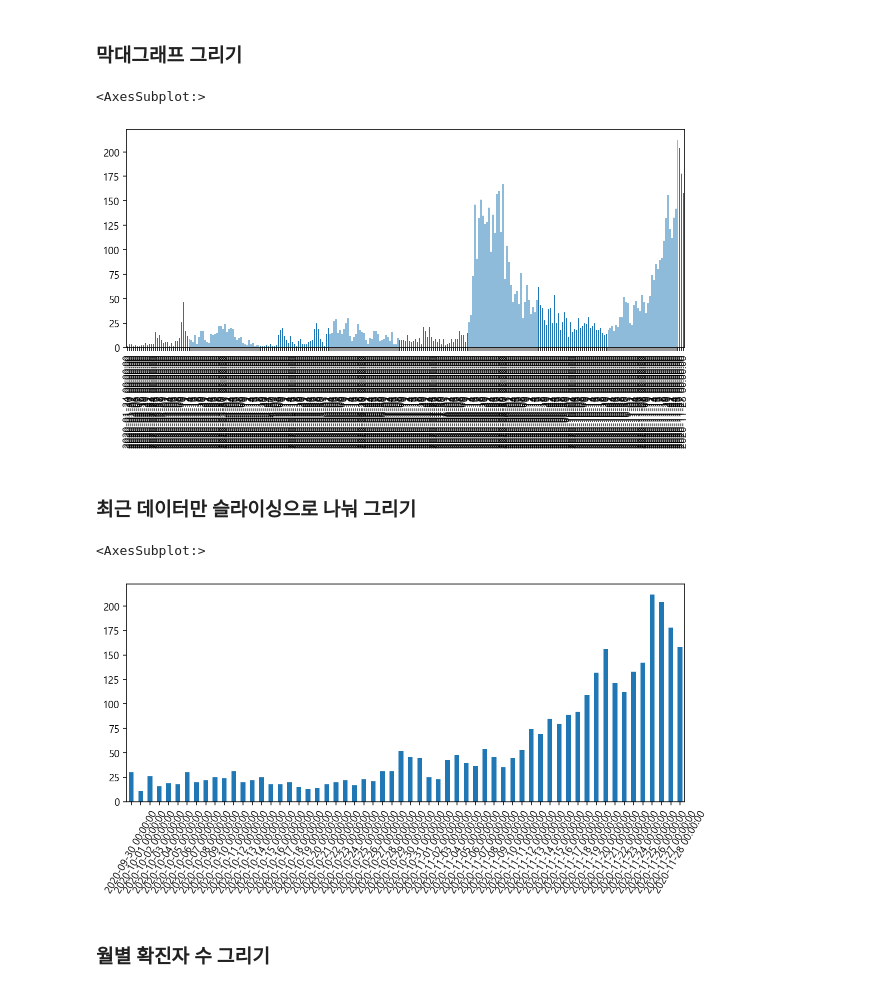
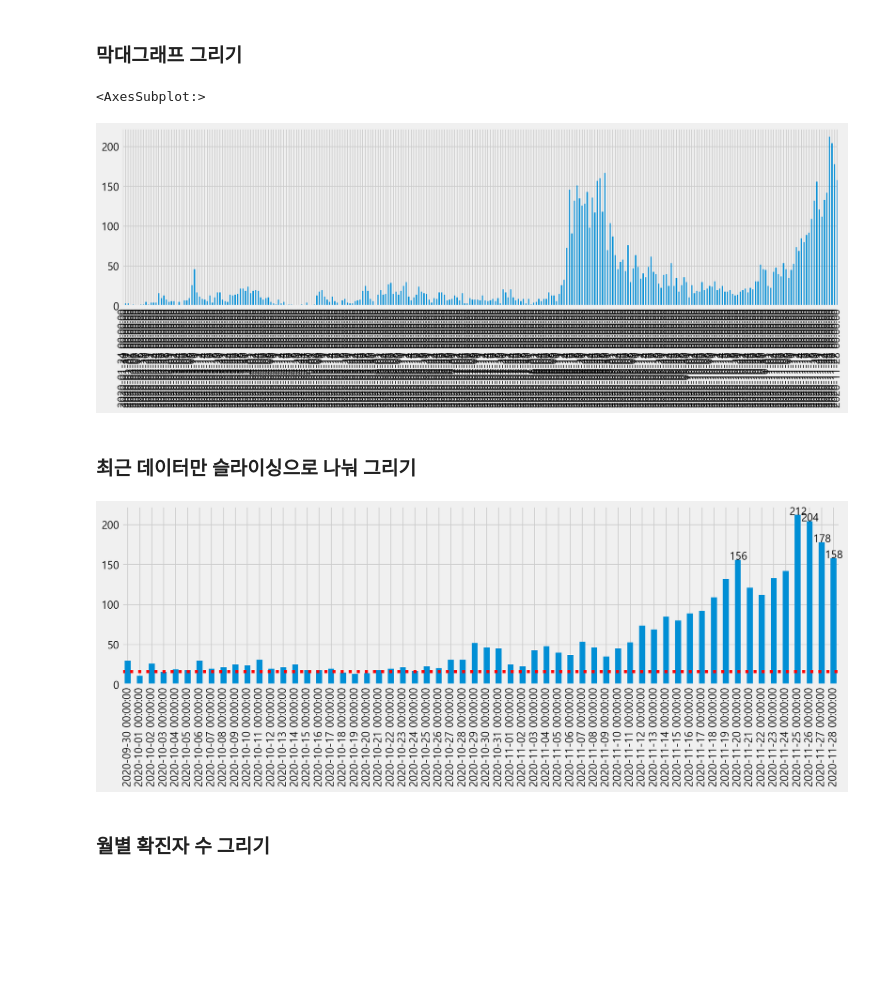
Before and after one commit to chsop/TIL_python, a Jupyter notebook: day2_covid_seoul_1.ipynb, the cells around one changed output. Saved outputs shown, nothing was run; the diff lists cells and outputs as text; code cells hidden in the pictures; blank space fills up the shorter version.

```diff
--- a/day2_covid_seoul_1.ipynb
+++ b/day2_covid_seoul_1.ipynb
@@ -54,6 +56,9 @@ import matplotlib.pyplot as plt
 plt.rc("font", family = "Malgun Gothic") #맥은 AppleGothic
 plt.rc("axes", unicode_minus = False)
 
+# matplotlib에서 제공하는 스타일 설정
+plt.style.use("fivethirtyeight")
+
 # Series 형태로 바꾸어주지 않은 리스트에는 판다스 기능 적용불가
 pd.Series([1,3,5,-7,9]).plot(title = "한글")
 
@@ -142,0 +149,5 @@ df["확진일자"].value_counts().plot(title = "확진일자별 확진자 수",
+# %%
+# 선그래프에 숫자 표시하기 (str type으로 바꿔서 문자인덱싱)
+df["월일"] = df["확진일자"].astype(str).map(lambda x : x[-5:])
+day_count = df["월일"].value_counts().sort_index()
+day_count.iloc[2]
@@ -198,14 +220,14 @@ array(['기타 확진자 접촉', '감염경로 조사중', '동작구 임용단
 # %%
 # 선그래프로 그렸던 그래프를 막대그래프로 그립니다.
 # 빈도수 높은 순으로, 모든 날짜 표시해줌
 # 막대그래프는 데이터를 범주형이라고 인식함, 빈도수로 자동 정렬
 # 연속된 수치 데이터는 선그래프로 그리는게 좋을수 있음
 
 day_count = df["확진일자"].value_counts().sort_index()
-day_count.plot.bar(figsize = (10,4))
+day_count.plot.bar(figsize = (15,4))
 # %% [output]
 <AxesSubplot:>
-[figure, old version]
+[figure, new version]
 # %% [markdown]
 ### 최근 데이터만 슬라이싱으로 나눠 그리기
 # %%
@@ -214,10 +236,15 @@ day_count.plot.bar(figsize = (10,4))
 # 라벨값 조정하려면 matplotlib에서 설정을 일일이 조정해줘야 함
 # plotly로 비교적 손쉽게 인터랙티브 시각화도 가능
 
-day_count[-60:].plot.bar(figsize = (10,4), rot = 60)
+g = day_count[-60:].plot.bar(figsize = (15,4), rot = 90)
+g.axhline(day_count.median(), linestyle = ":", color = "red")
+
+for i in range(60):
+    case_count = day_count[-60:].iloc[i]
+    if case_count > 150:
+        g.text(x = i-0.7, y = case_count, s = case_count)
 # %% [output]
-<AxesSubplot:>
-[figure, old version]
+[figure, new version]
 # %% [markdown]
 ### 월별 확진자 수 그리기
 # %%
```
Also changed, not shown: parts of 131 cells of this notebook.
